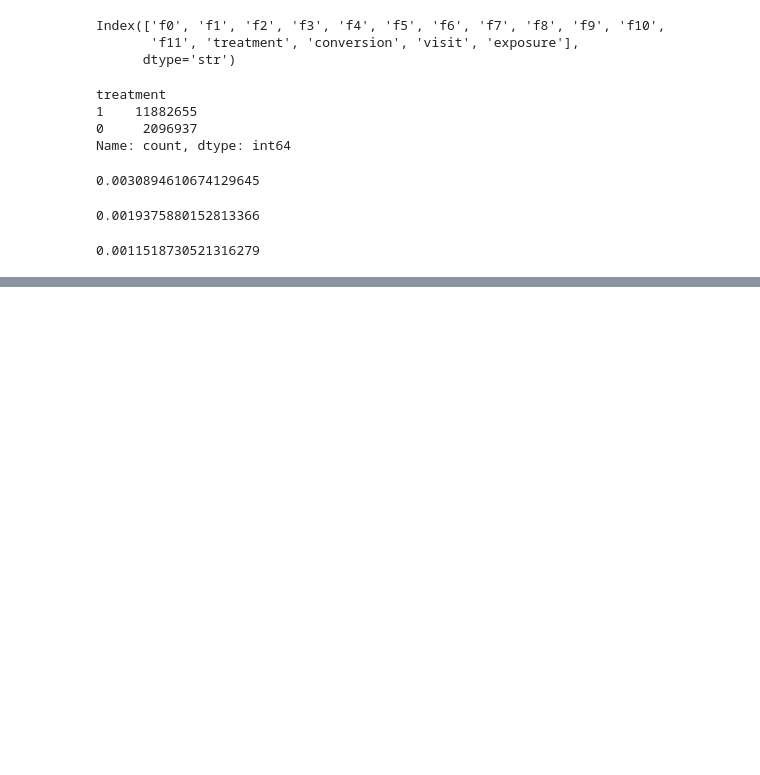
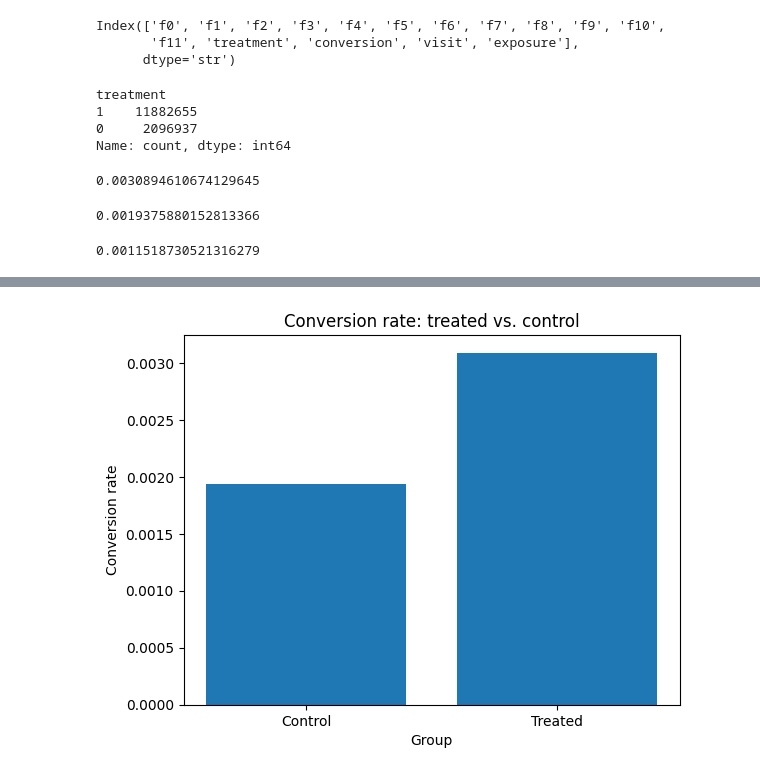
Before and after one commit to ihameed11/criteo-uplift, a Jupyter notebook: notebooks/01_EDA.ipynb, the cells around one changed output, grey strips where cells are left out. Cells and saved outputs as stored; diff of their text form; code cells hidden in the pictures; blank space fills up the shorter version.

Commit message:
Stage2: EDA charts and findings

```diff
--- a/notebooks/01_EDA.ipynb
+++ b/notebooks/01_EDA.ipynb
@@ -45,0 +85,13 @@ print(uplift)
+# %%
+import matplotlib.pyplot as plt
+
+
+plt.title("Conversion rate: treated vs. control")
+plt.ylabel("Conversion rate")
+plt.xlabel("Group")
+plt.bar(["Control", "Treated"], [control_rate, treated_rate])
+
+plt.savefig("../outputs/conversion_uplift.png", dpi=150, bbox_inches="tight")
+plt.show()
+# %% [output]
+[figure, added]
```
Also changed, not shown: parts of 6 cells of this notebook, 4 other files.
